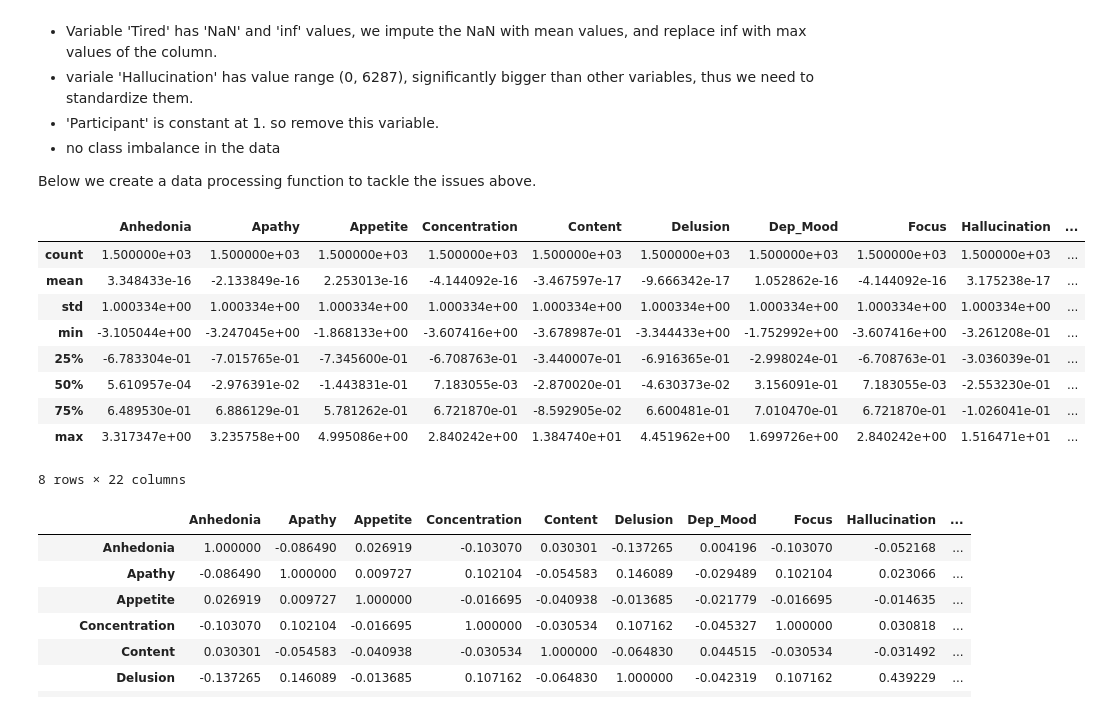
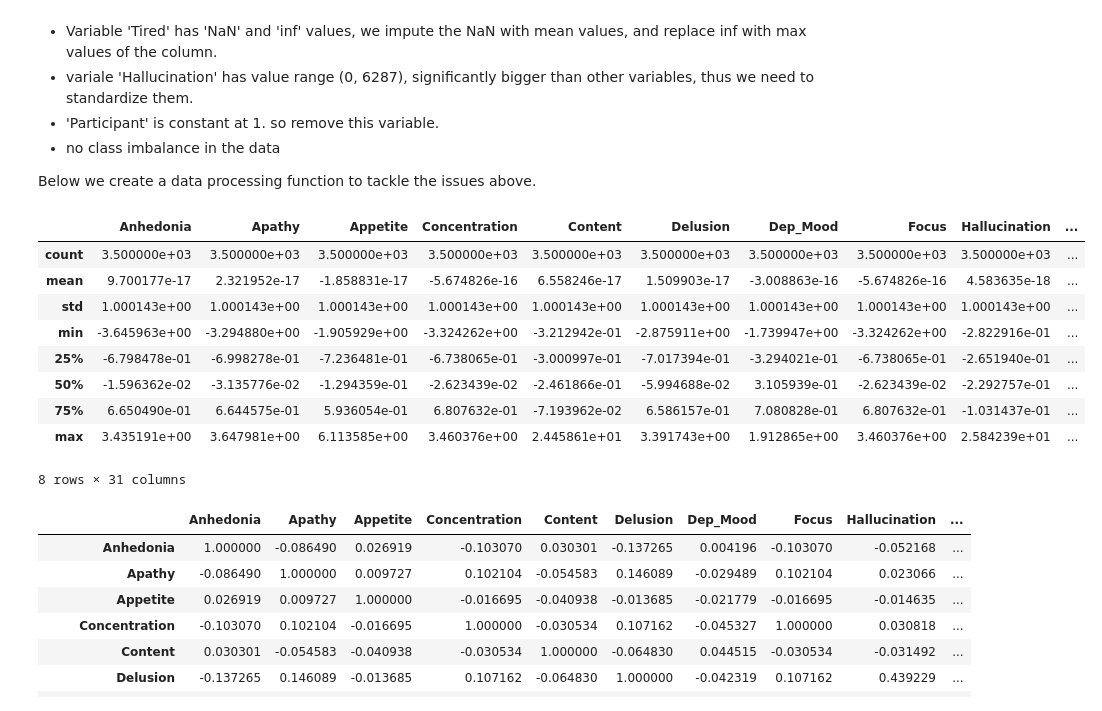
Before and after one commit to ElvesJohn/MachineLearningCW, a Jupyter notebook: MachineLearningCourseW.ipynb, the cells around one changed output. Saved outputs shown, nothing was run; the diff lists cells and outputs as text; code cells hidden in the pictures.

```diff
--- a/MachineLearningCourseW.ipynb
+++ b/MachineLearningCourseW.ipynb
@@ -181,18 +181,18 @@ X_test = pd.get_dummies(test[features], columns = categories)
 y_train = train[['Diagnosis']]
 y_test = test[['Diagnosis']]
 # %%
-test.describe()
+X_train.describe()
 # %% [output]
 |  | Anhedonia | Apathy | Appetite | Concentration | Content | Delusion | Dep_Mood | Focus | Hallucination | ... |
-| count | 1.500000e+03 | 1.500000e+03 | 1.500000e+03 | 1.500000e+03 | 1.500000e+03 | 1.500000e+03 | 1.500000e+03 | 1.500000e+03 | 1.500000e+03 | ... |
-| mean | 3.348433e-16 | -2.133849e-16 | 2.253013e-16 | -4.144092e-16 | -3.467597e-17 | -9.666342e-17 | 1.052862e-16 | -4.144092e-16 | 3.175238e-17 | ... |
-| std | 1.000334e+00 | 1.000334e+00 | 1.000334e+00 | 1.000334e+00 | 1.000334e+00 | 1.000334e+00 | 1.000334e+00 | 1.000334e+00 | 1.000334e+00 | ... |
-| min | -3.105044e+00 | -3.247045e+00 | -1.868133e+00 | -3.607416e+00 | -3.678987e-01 | -3.344433e+00 | -1.752992e+00 | -3.607416e+00 | -3.261208e-01 | ... |
-| 25% | -6.783304e-01 | -7.015765e-01 | -7.345600e-01 | -6.708763e-01 | -3.440007e-01 | -6.916365e-01 | -2.998024e-01 | -6.708763e-01 | -3.036039e-01 | ... |
-| 50% | 5.610957e-04 | -2.976391e-02 | -1.443831e-01 | 7.183055e-03 | -2.870020e-01 | -4.630373e-02 | 3.156091e-01 | 7.183055e-03 | -2.553230e-01 | ... |
-| 75% | 6.489530e-01 | 6.886129e-01 | 5.781262e-01 | 6.721870e-01 | -8.592905e-02 | 6.600481e-01 | 7.010470e-01 | 6.721870e-01 | -1.026041e-01 | ... |
-| max | 3.317347e+00 | 3.235758e+00 | 4.995086e+00 | 2.840242e+00 | 1.384740e+01 | 4.451962e+00 | 1.699726e+00 | 2.840242e+00 | 1.516471e+01 | ... |
+| count | 3.500000e+03 | 3.500000e+03 | 3.500000e+03 | 3.500000e+03 | 3.500000e+03 | 3.500000e+03 | 3.500000e+03 | 3.500000e+03 | 3.500000e+03 | ... |
+| mean | 9.700177e-17 | 2.321952e-17 | -1.858831e-17 | -5.674826e-16 | 6.558246e-17 | 1.509903e-17 | -3.008863e-16 | -5.674826e-16 | 4.583635e-18 | ... |
+| std | 1.000143e+00 | 1.000143e+00 | 1.000143e+00 | 1.000143e+00 | 1.000143e+00 | 1.000143e+00 | 1.000143e+00 | 1.000143e+00 | 1.000143e+00 | ... |
+| min | -3.645963e+00 | -3.294880e+00 | -1.905929e+00 | -3.324262e+00 | -3.212942e-01 | -2.875911e+00 | -1.739947e+00 | -3.324262e+00 | -2.822916e-01 | ... |
+| 25% | -6.798478e-01 | -6.998278e-01 | -7.236481e-01 | -6.738065e-01 | -3.000997e-01 | -7.017394e-01 | -3.294021e-01 | -6.738065e-01 | -2.651940e-01 | ... |
+| 50% | -1.596362e-02 | -3.135776e-02 | -1.294359e-01 | -2.623439e-02 | -2.461866e-01 | -5.994688e-02 | 3.105939e-01 | -2.623439e-02 | -2.292757e-01 | ... |
+| 75% | 6.650490e-01 | 6.644575e-01 | 5.936054e-01 | 6.807632e-01 | -7.193962e-02 | 6.586157e-01 | 7.080828e-01 | 6.807632e-01 | -1.031437e-01 | ... |
+| max | 3.435191e+00 | 3.647981e+00 | 6.113585e+00 | 3.460376e+00 | 2.445861e+01 | 3.391743e+00 | 1.912865e+00 | 3.460376e+00 | 2.584239e+01 | ... |
-8 rows × 22 columns
+8 rows × 31 columns
 # %%
 #corr analysis
 X_train.corr().style.background_gradient()
```
Also changed, not shown: parts of 8 cells of this notebook.
